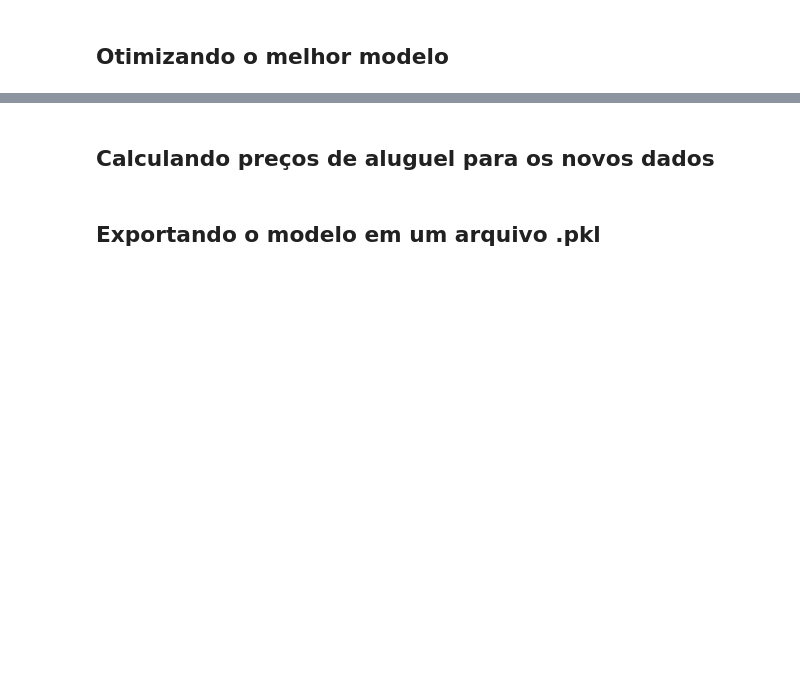
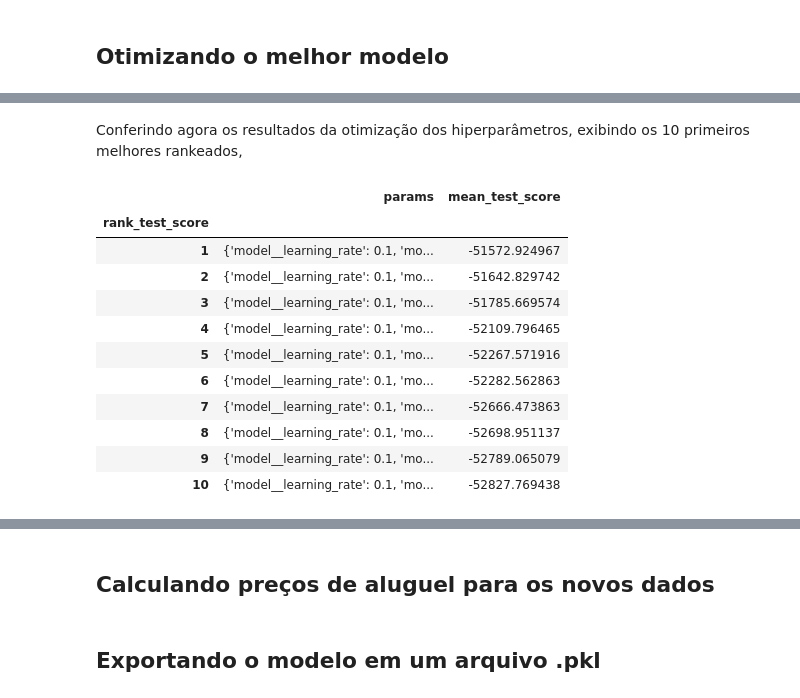
Before and after one commit to rfprates/LH_CD_RODRIGOPRATES, a Jupyter notebook: modelling/Modelling.ipynb, the cells around one changed output, grey strips where cells are left out. Cells and saved outputs as stored; diff of their text form; code cells hidden in the pictures; blank space fills up the shorter version.

```diff
--- a/modelling/Modelling.ipynb
+++ b/modelling/Modelling.ipynb
@@ -545,0 +569,6 @@ get_metrics(y_true=y_test, y_pred=y_pred)
+# %%
+# definindo o pipeline com estimador escolhido anteriormente HistGradientBoostingRegressor
+model_pipeline = Pipeline(steps = [
+    ('preprocessor', preprocessor),
+    ('model', HistGradientBoostingRegressor())
+])
@@ -545,0 +579,8 @@ get_metrics(y_true=y_test, y_pred=y_pred)
+# %%
+# lista com os hiperparâmetros e seus respectivos valores para teste
+params = {
+    'model__learning_rate': [0.1, 0.01],
+    'model__max_depth': [3, 4, 5],
+    'model__max_iter': [3, 30, 100],
+    'model__max_leaf_nodes': [3, 4, 5]
+}
@@ -545,0 +589,2 @@ get_metrics(y_true=y_test, y_pred=y_pred)
+# %%
+grid_model = GridSearchCV(estimator = model_pipeline, param_grid = params, cv = 5, scoring = 'neg_mean_squared_error', n_jobs = -1)
@@ -545,0 +593,2 @@ get_metrics(y_true=y_test, y_pred=y_pred)
+# %%
+grid_model.fit(X_train, y_train)
@@ -545,0 +613,18 @@ get_metrics(y_true=y_test, y_pred=y_pred)
+# %% [markdown]
+Conferindo agora os resultados da otimização dos hiperparâmetros, exibindo os 10 primeiros melhores rankeados,
+# %%
+df_hp_results = pd.DataFrame(grid_model.cv_results_).set_index('rank_test_score').sort_index()
+df_hp_results[['params', 'mean_test_score']].head(10)
+# %% [output]
+|  | params | mean_test_score |
+| rank_test_score |  |  |
+| 1 | {'model__learning_rate': 0.1, 'mo... | -51572.924967 |
+| 2 | {'model__learning_rate': 0.1, 'mo... | -51642.829742 |
+| 3 | {'model__learning_rate': 0.1, 'mo... | -51785.669574 |
+| 4 | {'model__learning_rate': 0.1, 'mo... | -52109.796465 |
+| 5 | {'model__learning_rate': 0.1, 'mo... | -52267.571916 |
+| 6 | {'model__learning_rate': 0.1, 'mo... | -52282.562863 |
+| 7 | {'model__learning_rate': 0.1, 'mo... | -52666.473863 |
+| 8 | {'model__learning_rate': 0.1, 'mo... | -52698.951137 |
+| 9 | {'model__learning_rate': 0.1, 'mo... | -52789.065079 |
+| 10 | {'model__learning_rate': 0.1, 'mo... | -52827.769438 |
```
Also changed, not shown: parts of 49 cells of this notebook.
